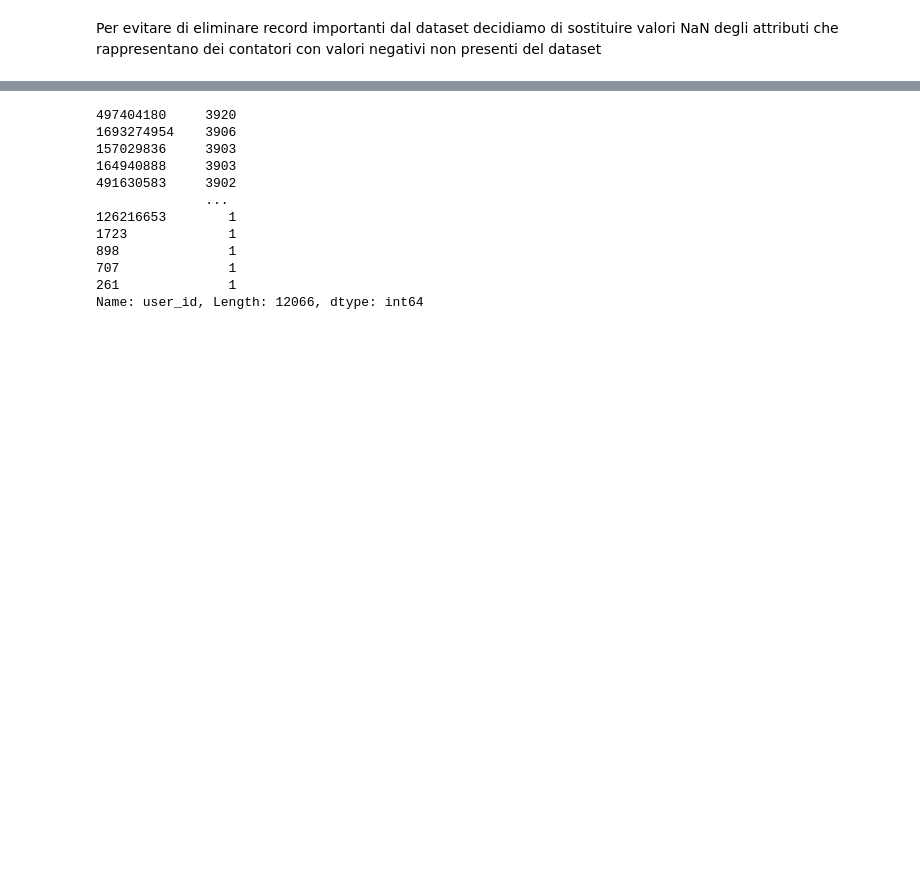
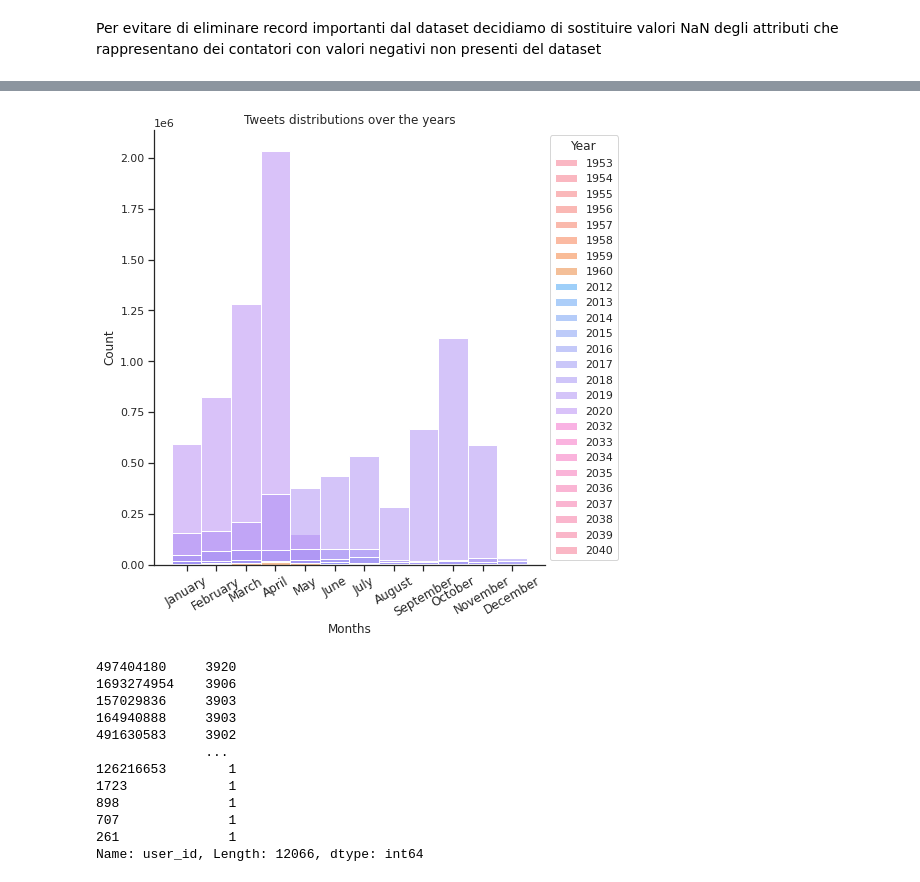
Before and after one commit to Sopralapanca/DM-twitter-dataset-analysis, a Jupyter notebook: DataMining_project.ipynb, the cells around one changed output, grey strips where cells are left out. Saved outputs shown, nothing was run; the diff lists cells and outputs as text; code cells hidden in the pictures; blank space fills up the shorter version.

```diff
--- a/DataMining_project.ipynb
+++ b/DataMining_project.ipynb
@@ -246,0 +268,10 @@ As shown above there are some null values inside the two dataframes. Furthermore
+# %%
+# checking non-numeric values inside tweets df
+columns = ["id", "user_id", "retweet_count", "reply_count",
+           "favorite_count", "num_hashtags",  "num_urls", "num_mentions"]
+
+for col in columns:
+    try:
+        pd.to_numeric(tweets_df[col], errors='raise')
+    except Exception as e:
+      print(f"column: {col} error: {e}")
@@ -339,9 +432,2 @@ tweets_df.dropna(subset=['text'], inplace=True)
 # %% [markdown]
 Per evitare di eliminare record importanti dal dataset decidiamo di sostituire valori NaN degli attributi che rappresentano dei contatori con valori negativi non presenti del dataset
-# %%
-#substitute NaN values
-columns = ["retweet_count", "reply_count", "favorite_count", "num_hashtags",  "num_urls", "num_mentions"]
-
-for col in columns:
-  print(f"{col} max value: {tweets_df[col].max()}")
-  print(f"{col} min value: {tweets_df[col].min()}")
@@ -488,3 +538,29 @@ plt.show()
+# %%
+#@title
+sns.set_theme(style="ticks")
+f, ax = plt.subplots(figsize=(7, 8))
+sns.despine(f)
+
+# Create the histogram setting the column to be represented and the one to overlap
+g = sns.histplot(
+    tweets_df,
+    x=tweets_df['created_at'].dt.month, hue=tweets_df['created_at'].dt.year,
+    multiple='layer',
+    log_scale=False,
+    discrete=True,
+    palette='husl'
+).set(title="Tweets distributions over the years")
+
+# Tweak the visual presentation
+ax.xaxis.set_major_formatter(mpl.ticker.ScalarFormatter())
+ax.set_xticks([1, 2, 3, 4, 5, 6, 7, 8, 9, 10, 11, 12])
+ax.set_xlabel('Months')
+sns.move_legend(ax, "upper left", bbox_to_anchor=(1, 1), title='Year')
+ax.set_xticklabels([month for month in calendar.month_name[1:]],
+                    fontdict={'horizontalalignment': 'center', 'fontsize': 12, 'rotation': 30})
+plt.show()
+# %% [output]
+[figure, added]
 # %%
 tweets_df['user_id'].value_counts().sort_values(ascending=False)
 # %% [output]
```
Also changed, not shown: parts of 98 cells of this notebook.
